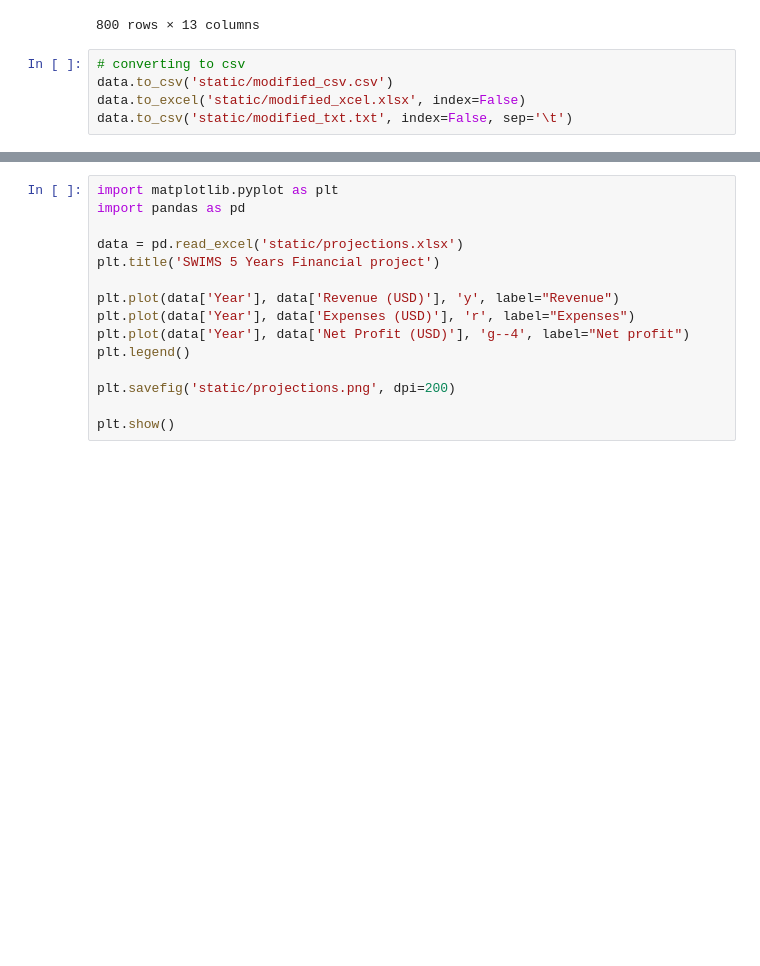
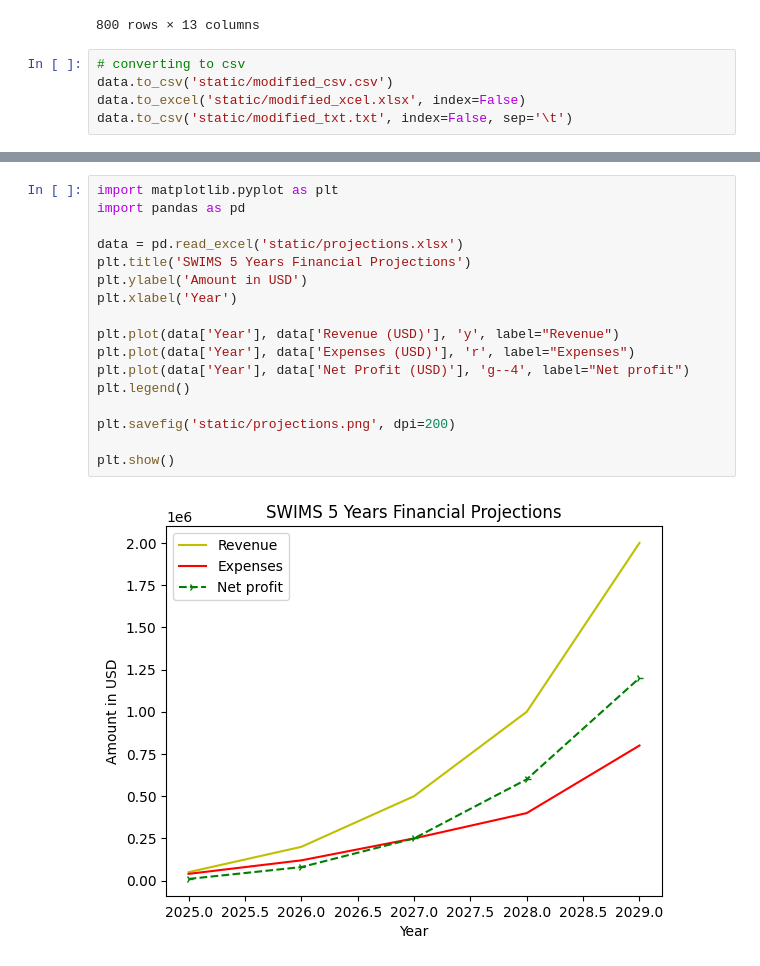
Before and after one commit to carrington-115/intermediate-python, a Jupyter notebook: automate-the-boring-stuff-notes/practice-files/pandas-file.ipynb, the cells around one changed output, grey strips where cells are left out. Saved outputs shown, nothing was run; the diff lists cells and outputs as text; blank space fills up the shorter version.

```diff
--- a/automate-the-boring-stuff-notes/practice-files/pandas-file.ipynb
+++ b/automate-the-boring-stuff-notes/practice-files/pandas-file.ipynb
@@ -184,15 +184,19 @@ data.loc[data['Name'].str.contains('Fire|Mega', regex=True)]
 # %%
 import matplotlib.pyplot as plt
 import pandas as pd
 
 data = pd.read_excel('static/projections.xlsx')
-plt.title('SWIMS 5 Years Financial project')
+plt.title('SWIMS 5 Years Financial Projections')
+plt.ylabel('Amount in USD')
+plt.xlabel('Year')
 
 plt.plot(data['Year'], data['Revenue (USD)'], 'y', label="Revenue")
 plt.plot(data['Year'], data['Expenses (USD)'], 'r', label="Expenses")
 plt.plot(data['Year'], data['Net Profit (USD)'], 'g--4', label="Net profit")
 plt.legend()
 
 plt.savefig('static/projections.png', dpi=200)
 
 plt.show()
+# %% [output]
+[figure, added]
```
